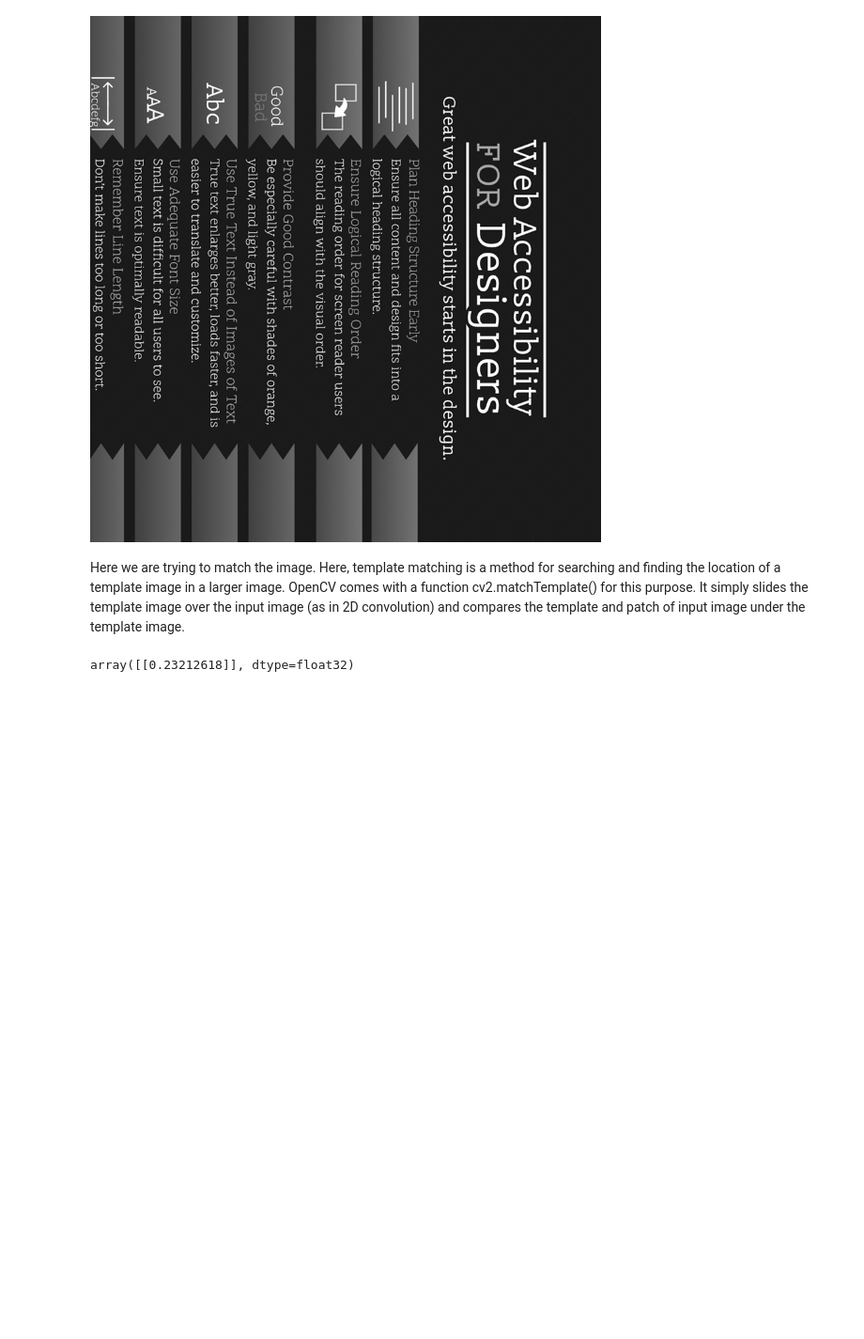
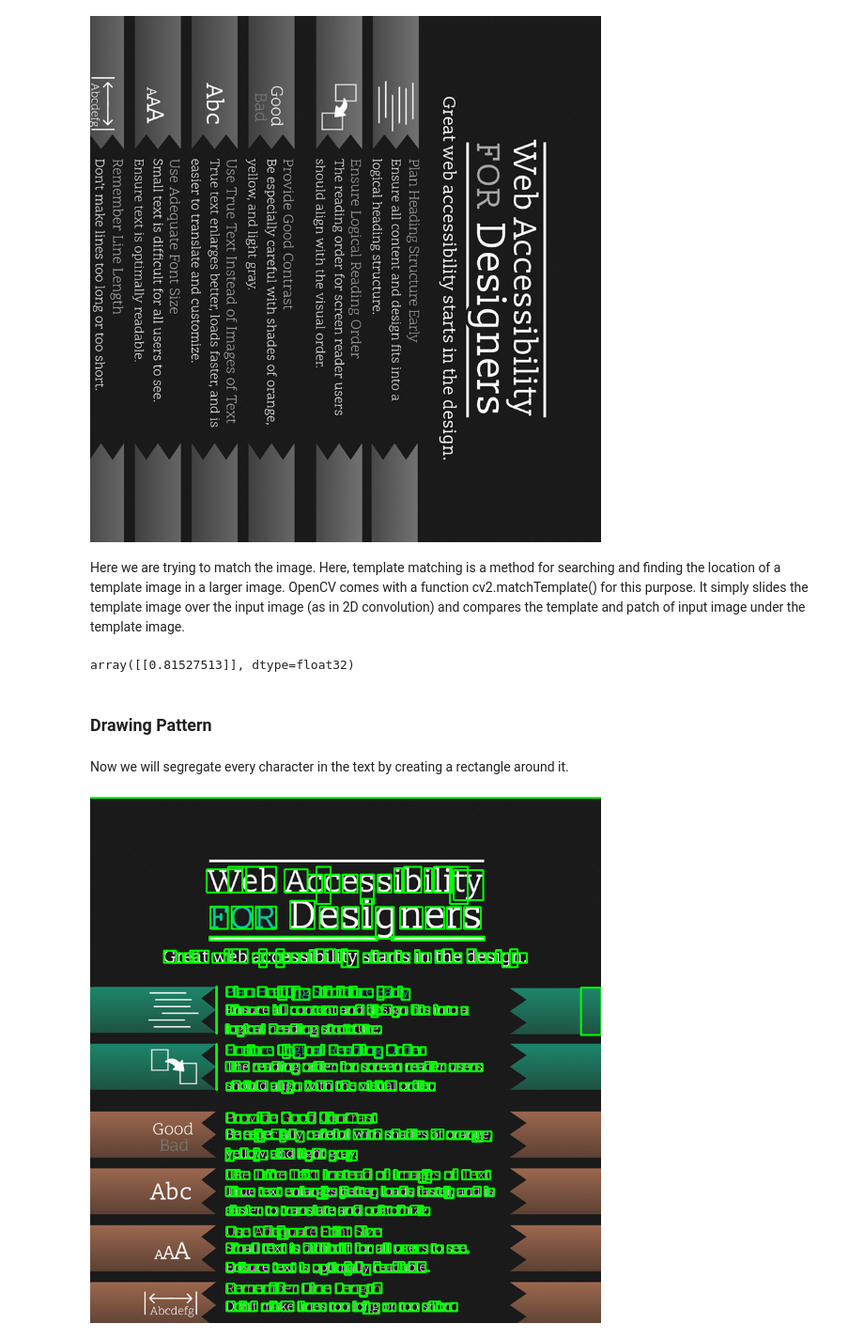
Before and after one commit to KiarashKiani79/Text-Extraction-From-Images-Application, a Jupyter notebook: text_extractor.ipynb, the cells around one changed output. Shown at 94% size. Saved outputs shown, nothing was run; the diff lists cells and outputs as text; code cells hidden in the pictures; blank space fills up the shorter version.

Commit message:
Drawing rectangle around text

```diff
--- a/text_extractor.ipynb
+++ b/text_extractor.ipynb
@@ -237,7 +237,22 @@ def match_template(image, template):
 match_thresh = match_template(thresh, gray)
 match_edges = match_template(edges, gray)
 
+match_edges
 match_thresh
-match_edges
 # %% [output]
-array([[0.23212618]], dtype=float32)
+array([[0.81527513]], dtype=float32)
+# %% [markdown]
+### Drawing Pattern
+# %% [markdown]
+Now we will segregate every character in the text by creating a rectangle around it.
+# %%
+# Drawing rectangle around text
+img = cv2.imread('sample_2.png')
+h, w, c = img.shape
+boxes = pytesseract.image_to_boxes(img)
+for b in boxes.splitlines():
+    b = b.split(' ')
+    img = cv2.rectangle(img, (int(b[1]), h - int(b[2])), (int(b[3]), h - int(b[4])), (0, 255, 0), 2)
+Image.fromarray(img)
+# %% [output]
+[figure, added]
```
Also changed, not shown: parts of 4 cells of this notebook.
